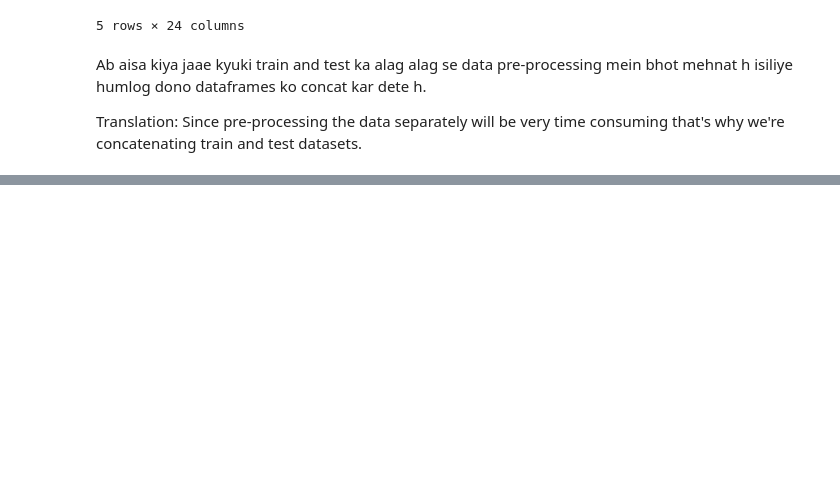
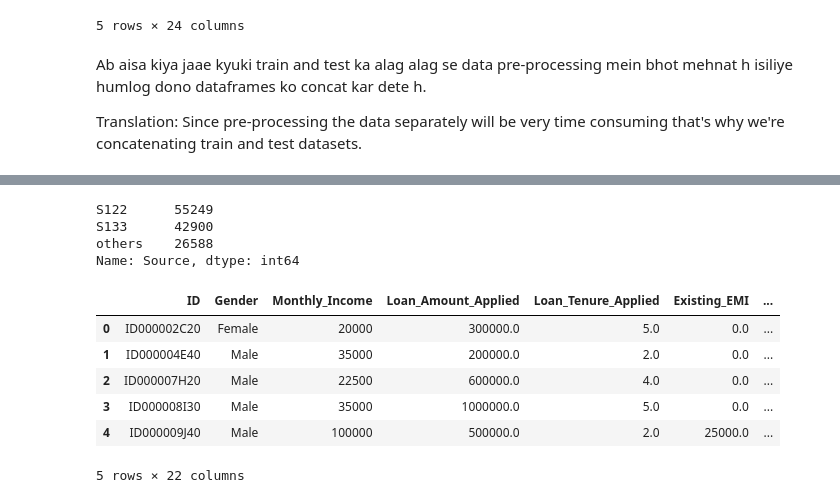
Before and after one commit to Creator853/ML_DL, a Jupyter notebook: GBM/Project2/DataPrep.ipynb, the cells around one changed output, grey strips where cells are left out. Drawn from its saved outputs; the diff is of its cells as text; code cells hidden in the pictures; blank space fills up the shorter version.

```diff
--- a/GBM/Project2/DataPrep.ipynb
+++ b/GBM/Project2/DataPrep.ipynb
@@ -68,0 +240,31 @@ data.shape
+# %%
+#Drop LoggedIN
+data.drop("LoggedIn", axis=1, inplace=True)
+# %%
+#Drop Salary_Account cause it contains many banks which in turn will have to be grouped manually
+data.drop("Salary_Account", axis =1, inplace=True)
+# %%
+#Processing_Fee
+#High proportion missing to it's better to create a new variable which would tell us whether the value is missing or not
+data["Processing_Fee_Missing"] = data["Processing_Fee"].apply(lambda x: 1 if pd.isnull(x) else 0)
+data.drop("Processing_Fee", axis =1, inplace=True)
+# %%
+data['Source'] = data['Source'].apply(lambda x: 'others' if x not in ['S122','S133'] else x)
+data['Source'].value_counts()
+#data.drop("Source", axis=1, inplace=True)
+# %% [output]
+S122      55249
+S133      42900
+others    26588
+Name: Source, dtype: int64
+# %%
+data.drop("Employer_Name", axis=1, inplace = True)
+data.head()
+# %% [output]
+|  | ID | Gender | Monthly_Income | Loan_Amount_Applied | Loan_Tenure_Applied | Existing_EMI | ... |
+| 0 | ID000002C20 | Female | 20000 | 300000.0 | 5.0 | 0.0 | ... |
+| 1 | ID000004E40 | Male | 35000 | 200000.0 | 2.0 | 0.0 | ... |
+| 2 | ID000007H20 | Male | 22500 | 600000.0 | 4.0 | 0.0 | ... |
+| 3 | ID000008I30 | Male | 35000 | 1000000.0 | 5.0 | 0.0 | ... |
+| 4 | ID000009J40 | Male | 100000 | 500000.0 | 2.0 | 25000.0 | ... |
+5 rows × 22 columns
```
Also changed, not shown: parts of 29 cells of this notebook, 3 other files.
